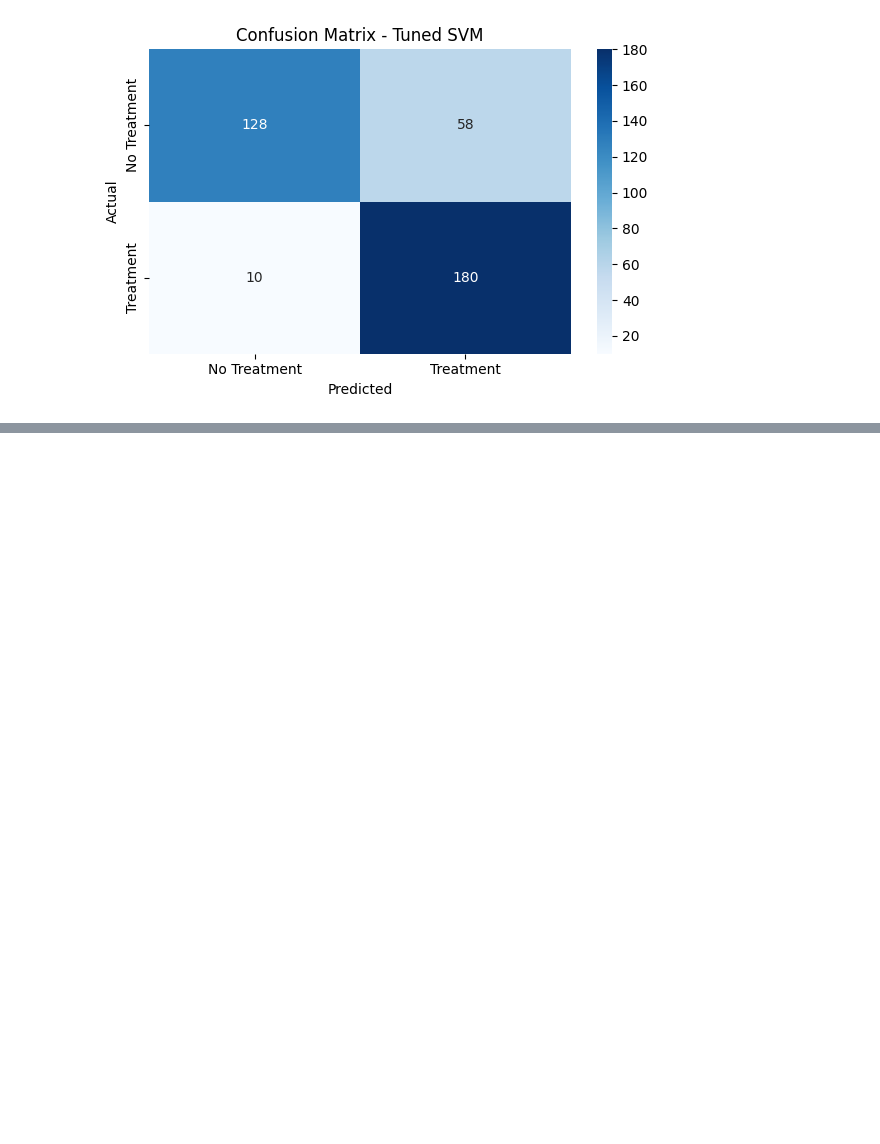
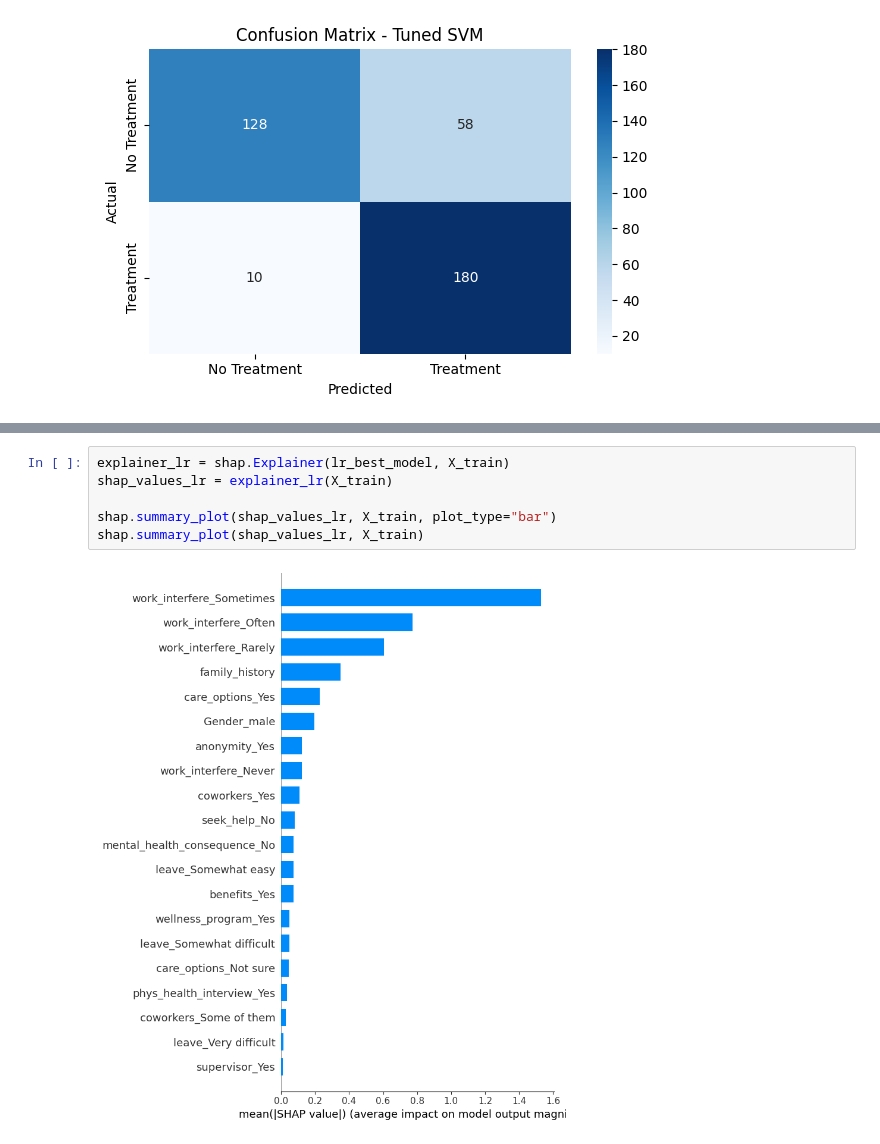
Before and after one commit to aking1024/DSS740_Final, a Jupyter notebook: Mental_Health_Final.ipynb, the cells around one changed output, grey strips where cells are left out. Cells and saved outputs as stored; diff of their text form; blank space fills up the shorter version.

```diff
--- a/Mental_Health_Final.ipynb
+++ b/Mental_Health_Final.ipynb
@@ -928,0 +934,8 @@ weighted avg       0.84      0.82      0.82       376
+# %%
+explainer_lr = shap.Explainer(lr_best_model, X_train)
+shap_values_lr = explainer_lr(X_train)
+
+shap.summary_plot(shap_values_lr, X_train, plot_type="bar")
+shap.summary_plot(shap_values_lr, X_train)
+# %% [output]
+[figure, added]
```
Also changed, not shown: parts of 2 cells of this notebook.
